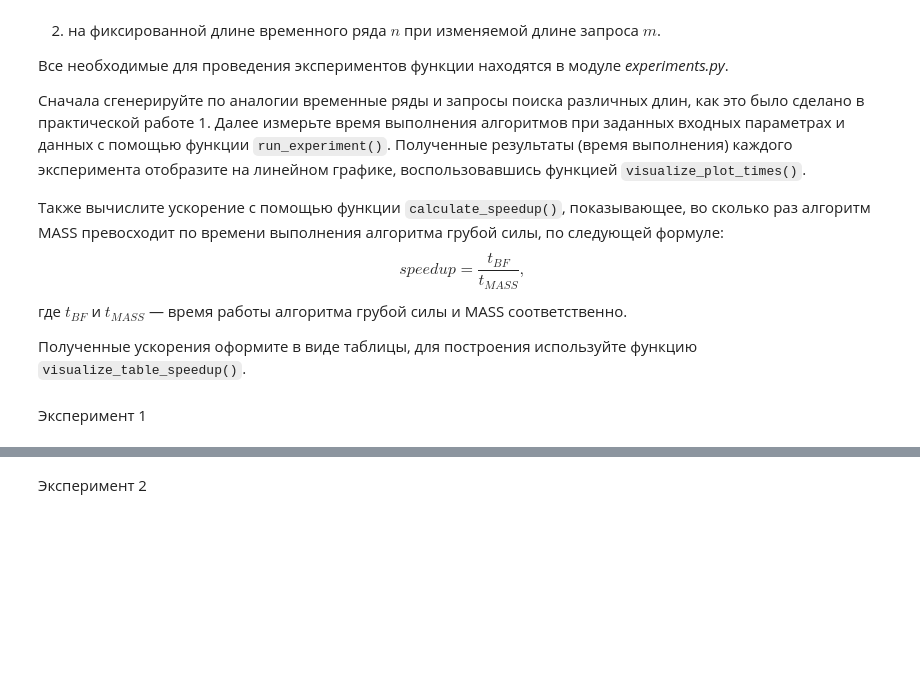
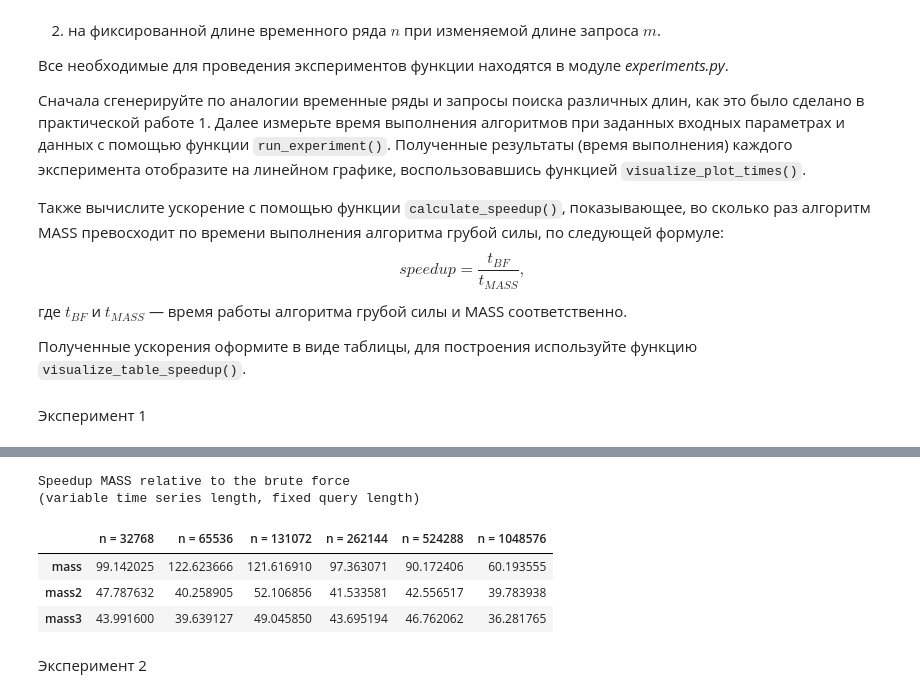
Before and after one commit to Paha185/2024-Mikhaylov-TimeSeriesCourse, a Jupyter notebook: practice/02 Similarity search/02 Similarity search.ipynb, the cells around one changed output, grey strips where cells are left out. Cells and saved outputs as stored; diff of their text form; code cells hidden in the pictures; blank space fills up the shorter version.

```diff
--- a/practice/02 Similarity search/02 Similarity search.ipynb
+++ b/practice/02 Similarity search/02 Similarity search.ipynb
@@ -195,3 +234,5 @@ task = 'distance_profile'
+# %%
+data_time = data_time.to_numpy()
 # %%
 # visualize plot with results of experiment
 comparison_param = np.array(algorithms)
@@ -200,9 +243,21 @@ comparison_param = np.array(algorithms)
 # %%
 # visualize table with speedup
 tab_index = algorithms[1:]
 tab_columns = [f"n = {n}" for n in n_list]
 tab_title = "Speedup MASS relative to the brute force <br> (variable time series length, fixed query length)"
 
 # INSERT YOUR CODE
+speedup_data = np.zeros((len(tab_index), len(tab_columns)))
+for index_alg, alg in enumerate(tab_index):
+    for index_lst, lts in enumerate(n_list):
+        speedup_data[index_alg, index_lst] = calculate_speedup(data_time[0, index_lst], data_time[index_alg + 1, index_lst])
+visualize_table_speedup(speedup_data, tab_index, tab_columns, tab_title)
+# %% [output]
+Speedup MASS relative to the brute force
+(variable time series length, fixed query length)
+|  | n = 32768 | n = 65536 | n = 131072 | n = 262144 | n = 524288 | n = 1048576 |
+| mass | 99.142025 | 122.623666 | 121.616910 | 97.363071 | 90.172406 | 60.193555 |
+| mass2 | 47.787632 | 40.258905 | 52.106856 | 41.533581 | 42.556517 | 39.783938 |
+| mass3 | 43.991600 | 39.639127 | 49.045850 | 43.695194 | 46.762062 | 36.281765 |
 # %% [markdown]
 Эксперимент 2
```
Also changed, not shown: parts of 27 cells of this notebook.
